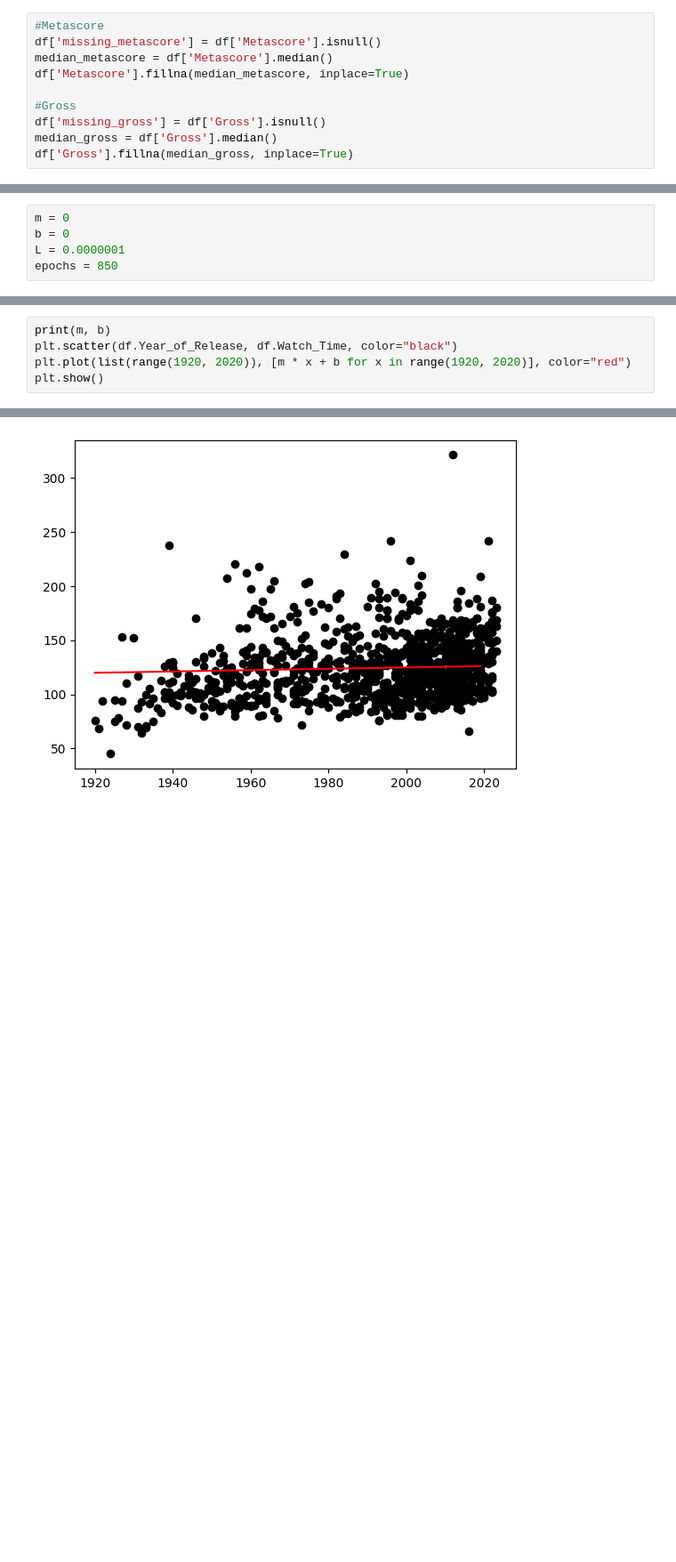
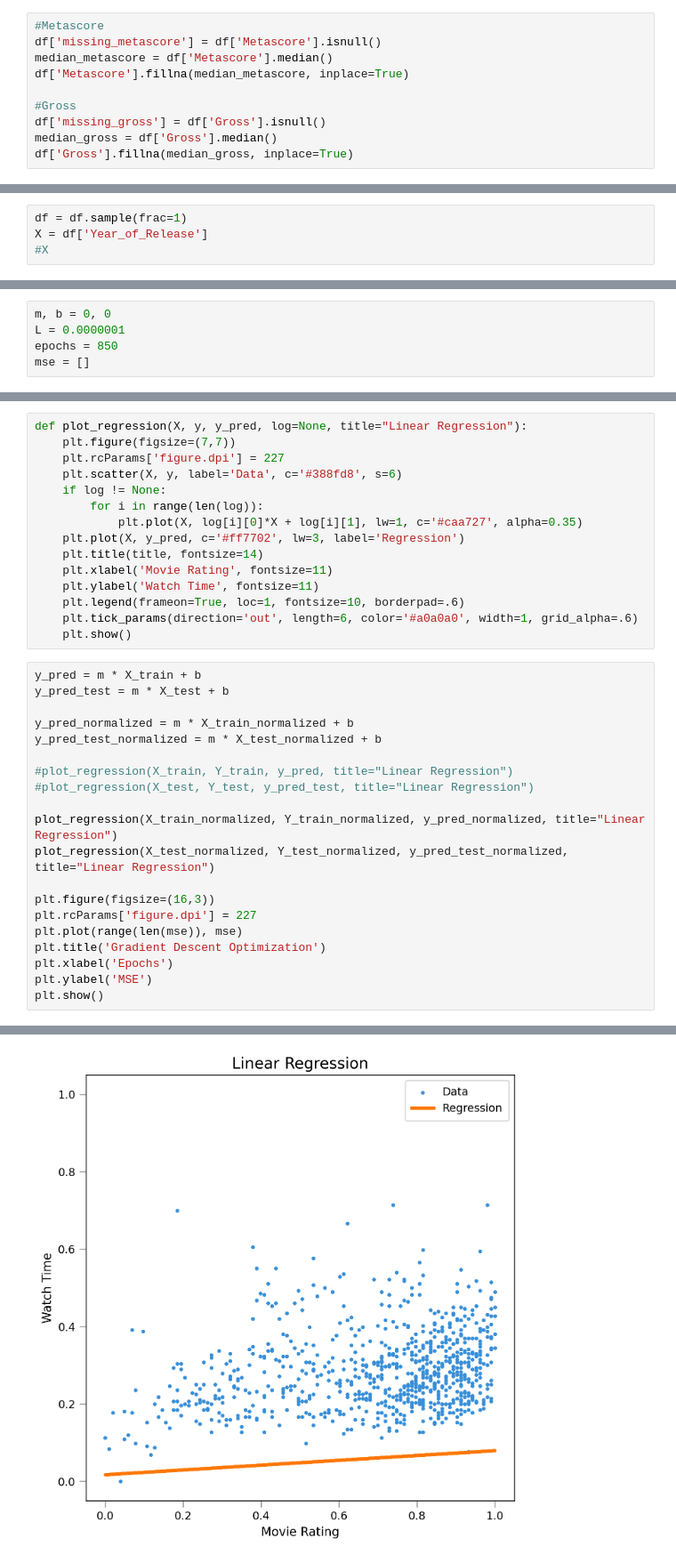
Before and after one commit to vjwua/ML_RegressionProj, a Jupyter notebook: ML_MoviesDB/Test.ipynb, the cells around one changed output, grey strips where cells are left out. Shown at 89% size. Drawn from its saved outputs; the diff is of its cells as text; blank space fills up the shorter version.

```diff
--- a/ML_MoviesDB/Test.ipynb
+++ b/ML_MoviesDB/Test.ipynb
@@ -77,0 +102,4 @@ plt.show()
+# %%
+df = df.sample(frac=1)
+X = df['Year_of_Release']
+#X
@@ -101,9 +141,9 @@ def gradient_descent(m_now, b_now, points, L):
     b = b_now - b_gradient * L
     return m, b
 # %%
-m = 0
-b = 0
+m, b = 0, 0
 L = 0.0000001
 epochs = 850
+mse = []
 # %%
 for i in range(epochs):
@@ -131,6 +178,36 @@ Epoch: 800
+# %%
+def plot_regression(X, y, y_pred, log=None, title="Linear Regression"):
+    plt.figure(figsize=(7,7))
+    plt.rcParams['figure.dpi'] = 227
+    plt.scatter(X, y, label='Data', c='#388fd8', s=6)
+    if log != None:
+        for i in range(len(log)):
+            plt.plot(X, log[i][0]*X + log[i][1], lw=1, c='#caa727', alpha=0.35)
+    plt.plot(X, y_pred, c='#ff7702', lw=3, label='Regression')
+    plt.title(title, fontsize=14)
+    plt.xlabel('Movie Rating', fontsize=11)
+    plt.ylabel('Watch Time', fontsize=11)
+    plt.legend(frameon=True, loc=1, fontsize=10, borderpad=.6)
+    plt.tick_params(direction='out', length=6, color='#a0a0a0', width=1, grid_alpha=.6)
+    plt.show()
 # %%
-print(m, b)
-plt.scatter(df.Year_of_Release, df.Watch_Time, color="black")
-plt.plot(list(range(1920, 2020)), [m * x + b for x in range(1920, 2020)], color="red")
+y_pred = m * X_train + b
+y_pred_test = m * X_test + b
+
+y_pred_normalized = m * X_train_normalized + b
+y_pred_test_normalized = m * X_test_normalized + b
+
+#plot_regression(X_train, Y_train, y_pred, title="Linear Regression")
+#plot_regression(X_test, Y_test, y_pred_test, title="Linear Regression")
+
+plot_regression(X_train_normalized, Y_train_normalized, y_pred_normalized, title="Linear Regression")
+plot_regression(X_test_normalized, Y_test_normalized, y_pred_test_normalized, title="Linear Regression")
+
+plt.figure(figsize=(16,3))
+plt.rcParams['figure.dpi'] = 227
+plt.plot(range(len(mse)), mse)
+plt.title('Gradient Descent Optimization')
+plt.xlabel('Epochs')
+plt.ylabel('MSE')
 plt.show()
 # %% [output]
@@ -138 +214 @@ plt.show()
-[figure, old version]
+[figure, new version]
```
Also changed, not shown: parts of 21 cells of this notebook, 2 other files.
